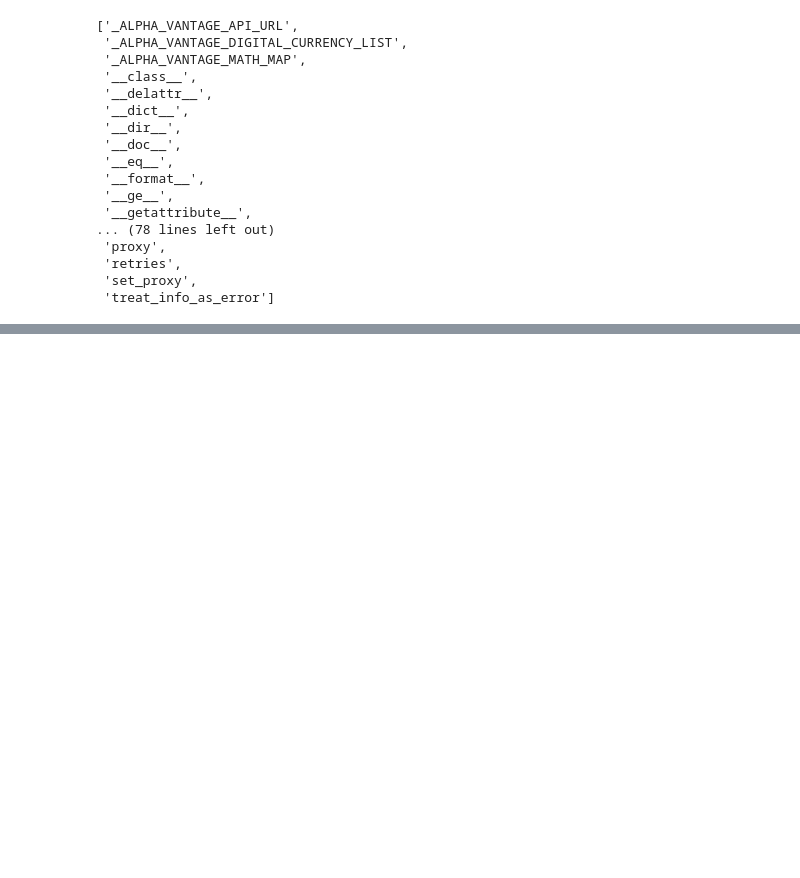
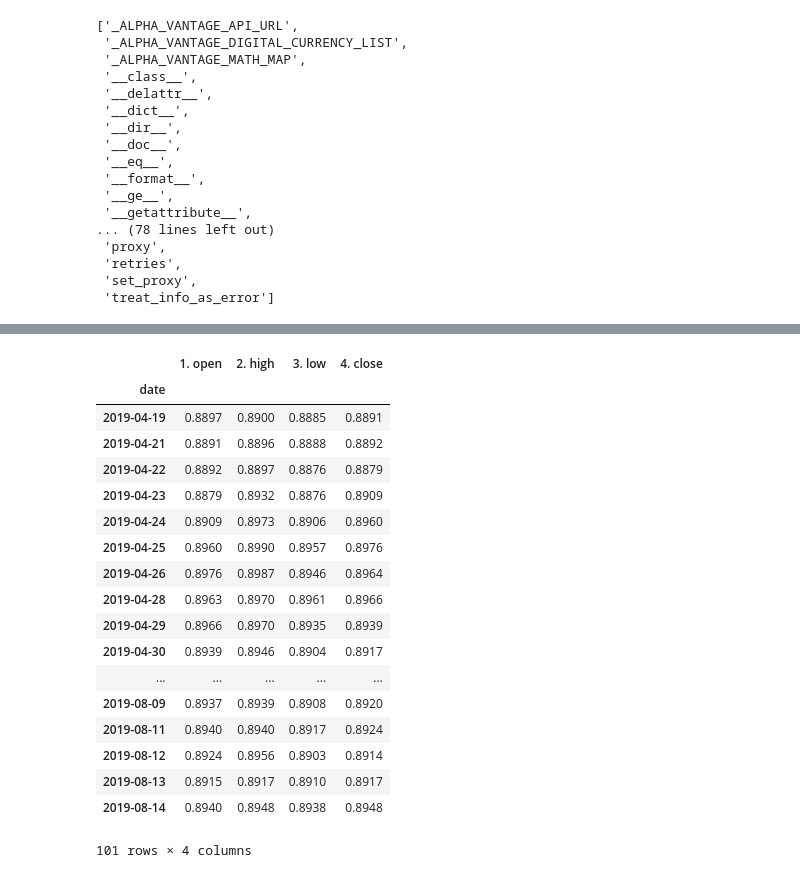
Before and after one commit to investment-risk-analysis/API_development, a Jupyter notebook: alpha_vantage.ipynb, the cells around one changed output, grey strips where cells are left out. Saved outputs shown, nothing was run; the diff lists cells and outputs as text; code cells hidden in the pictures; blank space fills up the shorter version.

```diff
--- a/alpha_vantage.ipynb
+++ b/alpha_vantage.ipynb
@@ -145,0 +182,7 @@ The API documentation is remarkably easy to use. Therefore it will make up the f
+# %%
+from alpha_vantage.foreignexchange import ForeignExchange
+
+cc = ForeignExchange(key=config('ALPHA_VANTAGE'),
+                     output_format='pandas')
+
+dir(cc)
@@ -145,0 +227,24 @@ The API documentation is remarkably easy to use. Therefore it will make up the f
+# %%
+data, metadata = cc.get_currency_exchange_daily(from_symbol='USD', to_symbol='EUR')
+# %%
+data
+# %% [output]
+|  | 1. open | 2. high | 3. low | 4. close |
+| date |  |  |  |  |
+| 2019-04-19 | 0.8897 | 0.8900 | 0.8885 | 0.8891 |
+| 2019-04-21 | 0.8891 | 0.8896 | 0.8888 | 0.8892 |
+| 2019-04-22 | 0.8892 | 0.8897 | 0.8876 | 0.8879 |
+| 2019-04-23 | 0.8879 | 0.8932 | 0.8876 | 0.8909 |
+| 2019-04-24 | 0.8909 | 0.8973 | 0.8906 | 0.8960 |
+| 2019-04-25 | 0.8960 | 0.8990 | 0.8957 | 0.8976 |
+| 2019-04-26 | 0.8976 | 0.8987 | 0.8946 | 0.8964 |
+| 2019-04-28 | 0.8963 | 0.8970 | 0.8961 | 0.8966 |
+| 2019-04-29 | 0.8966 | 0.8970 | 0.8935 | 0.8939 |
+| 2019-04-30 | 0.8939 | 0.8946 | 0.8904 | 0.8917 |
+| ... | ... | ... | ... | ... |
+| 2019-08-09 | 0.8937 | 0.8939 | 0.8908 | 0.8920 |
+| 2019-08-11 | 0.8940 | 0.8940 | 0.8917 | 0.8924 |
+| 2019-08-12 | 0.8924 | 0.8956 | 0.8903 | 0.8914 |
+| 2019-08-13 | 0.8915 | 0.8917 | 0.8910 | 0.8917 |
+| 2019-08-14 | 0.8940 | 0.8948 | 0.8938 | 0.8948 |
+101 rows × 4 columns
```
Also changed, not shown: parts of 14 cells of this notebook.
